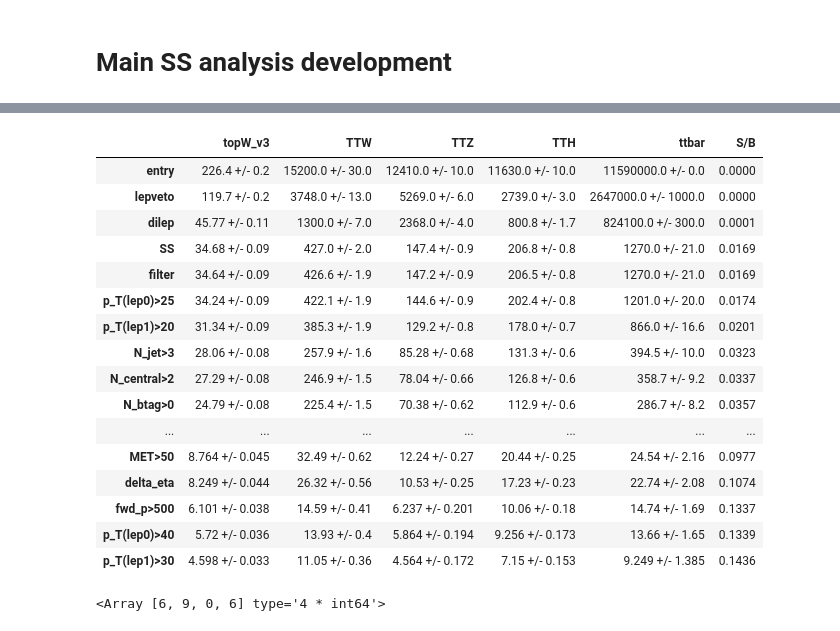
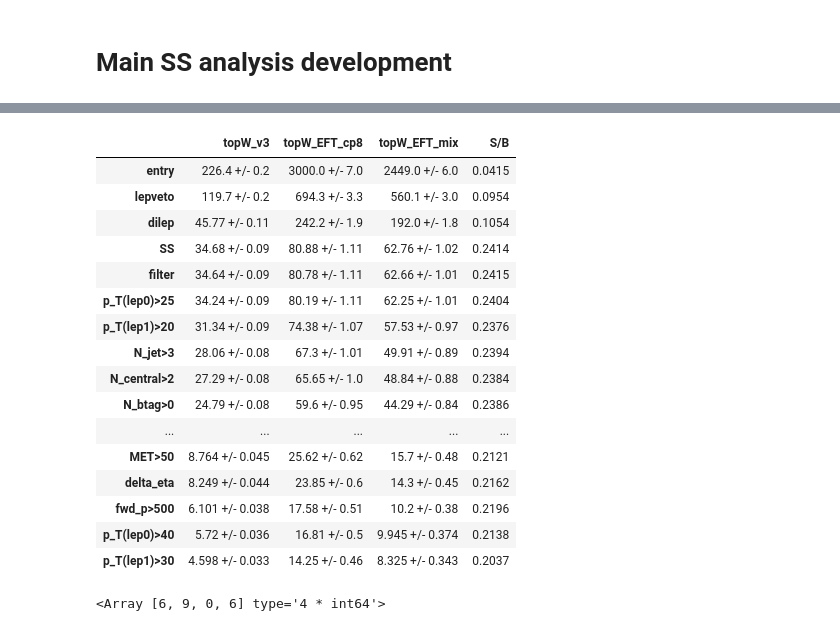
Before and after one commit to danbarto/tW_scattering, a Jupyter notebook: notebooks/SS_analysis.ipynb, the cells around one changed output, grey strips where cells are left out. Cells and saved outputs as stored; diff of their text form; code cells hidden in the pictures.

```diff
--- a/notebooks/SS_analysis.ipynb
+++ b/notebooks/SS_analysis.ipynb
@@ -10,10 +12,10 @@ from klepto.archives import dir_archive
 # %%
 # the equivalent code can be run with ipython -i SS_analysis.py within the processor directory
 
-from Tools.samples import * # fileset_2018 #, fileset_2018_small
-from processor.std_acumulators import *
+from Tools.samples import fileset_2018, fileset_2018_small
+from processor.std_acumulators import desired_output, add_processes_to_output
 
-overwrite = True
+overwrite = False
 
 # load the config and the cache
 cfg = loadConfig()
@@ -31,11 +33,18 @@ fileset = {
     #'plus': glob.glob('/home/users/dspitzba/TTW/CMSSW_10_2_9/src/plus_2000.root'),
     #'topW_v2': fileset_2018['topW_v2'], # verified that v2 and v3 are similar, v3 has more stats!
     'topW_v3': fileset_2018['topW_v3'],
-    'TTW': fileset_2018['TTW'],
-    'TTZ': fileset_2018['TTZ'],
-    'TTH': fileset_2018['TTH'],
-    'ttbar': fileset_2018['ttbar'],
+    'topW_EFT_cp8': fileset_2018['topW_EFT_cp8'],
+    'topW_EFT_mix': fileset_2018['topW_EFT_mix'],
+    #'TTW': fileset_2018['TTW'],
+    #'TTZ': fileset_2018['TTZ'],
+    #'TTH': fileset_2018['TTH'],
+    #'ttbar': fileset_2018['ttbar'][:12],
+    #'ttbar1l': fileset_2018['ttbar1l'][:5],
+    #'ttbar2l': fileset_2018['ttbar2l'][:5],
 }
+
+
+add_processes_to_output(fileset, desired_output)
 
 
 exe_args = {
@@ -82,32 +145,33 @@ array([0.00000000e+00, 8.45781270e+00, 6.30489799e+01, 2.38133084e+02,
 # %%
 from Tools.helpers import getCutFlowTable
 
 processes = [
     #"inclusive", "plus",
     #'topW_v2',
     'topW_v3',
-    'TTW', 'TTZ', 'TTH', 'ttbar',
+    'topW_EFT_cp8', 'topW_EFT_mix',
+    #'TTW', 'TTZ', 'TTH', 'ttbar',
 ]
 lines = ['entry']
 lines += ['lepveto', 'dilep', 'SS', 'filter', 'p_T(lep0)>25', 'p_T(lep1)>20', ]
 lines += ['N_jet>3', 'N_central>2', 'N_btag>0', 'N_fwd>0', 'N_jet>4', 'N_central>3', 'ST', 'MET>50', 'delta_eta', 'fwd_p>500', 'p_T(lep0)>40', 'p_T(lep1)>30']
 df = getCutFlowTable(output, processes=processes, lines=lines, significantFigures=4, signal='topW_v3')
 df
 # %% [output]
-|  | topW_v3 | TTW | TTZ | TTH | ttbar | S/B |
-| entry | 226.4 +/- 0.2 | 15200.0 +/- 30.0 | 12410.0 +/- 10.0 | 11630.0 +/- 10.0 | 11590000.0 +/- 0.0 | 0.0000 |
-| lepveto | 119.7 +/- 0.2 | 3748.0 +/- 13.0 | 5269.0 +/- 6.0 | 2739.0 +/- 3.0 | 2647000.0 +/- 1000.0 | 0.0000 |
-| dilep | 45.77 +/- 0.11 | 1300.0 +/- 7.0 | 2368.0 +/- 4.0 | 800.8 +/- 1.7 | 824100.0 +/- 300.0 | 0.0001 |
-| SS | 34.68 +/- 0.09 | 427.0 +/- 2.0 | 147.4 +/- 0.9 | 206.8 +/- 0.8 | 1270.0 +/- 21.0 | 0.0169 |
-| filter | 34.64 +/- 0.09 | 426.6 +/- 1.9 | 147.2 +/- 0.9 | 206.5 +/- 0.8 | 1270.0 +/- 21.0 | 0.0169 |
-| p_T(lep0)>25 | 34.24 +/- 0.09 | 422.1 +/- 1.9 | 144.6 +/- 0.9 | 202.4 +/- 0.8 | 1201.0 +/- 20.0 | 0.0174 |
-| p_T(lep1)>20 | 31.34 +/- 0.09 | 385.3 +/- 1.9 | 129.2 +/- 0.8 | 178.0 +/- 0.7 | 866.0 +/- 16.6 | 0.0201 |
-| N_jet>3 | 28.06 +/- 0.08 | 257.9 +/- 1.6 | 85.28 +/- 0.68 | 131.3 +/- 0.6 | 394.5 +/- 10.0 | 0.0323 |
-| N_central>2 | 27.29 +/- 0.08 | 246.9 +/- 1.5 | 78.04 +/- 0.66 | 126.8 +/- 0.6 | 358.7 +/- 9.2 | 0.0337 |
-| N_btag>0 | 24.79 +/- 0.08 | 225.4 +/- 1.5 | 70.38 +/- 0.62 | 112.9 +/- 0.6 | 286.7 +/- 8.2 | 0.0357 |
-| ... | ... | ... | ... | ... | ... | ... |
-| MET>50 | 8.764 +/- 0.045 | 32.49 +/- 0.62 | 12.24 +/- 0.27 | 20.44 +/- 0.25 | 24.54 +/- 2.16 | 0.0977 |
-| delta_eta | 8.249 +/- 0.044 | 26.32 +/- 0.56 | 10.53 +/- 0.25 | 17.23 +/- 0.23 | 22.74 +/- 2.08 | 0.1074 |
-| fwd_p>500 | 6.101 +/- 0.038 | 14.59 +/- 0.41 | 6.237 +/- 0.201 | 10.06 +/- 0.18 | 14.74 +/- 1.69 | 0.1337 |
-| p_T(lep0)>40 | 5.72 +/- 0.036 | 13.93 +/- 0.4 | 5.864 +/- 0.194 | 9.256 +/- 0.173 | 13.66 +/- 1.65 | 0.1339 |
-| p_T(lep1)>30 | 4.598 +/- 0.033 | 11.05 +/- 0.36 | 4.564 +/- 0.172 | 7.15 +/- 0.153 | 9.249 +/- 1.385 | 0.1436 |
+|  | topW_v3 | topW_EFT_cp8 | topW_EFT_mix | S/B |
+| entry | 226.4 +/- 0.2 | 3000.0 +/- 7.0 | 2449.0 +/- 6.0 | 0.0415 |
+| lepveto | 119.7 +/- 0.2 | 694.3 +/- 3.3 | 560.1 +/- 3.0 | 0.0954 |
+| dilep | 45.77 +/- 0.11 | 242.2 +/- 1.9 | 192.0 +/- 1.8 | 0.1054 |
+| SS | 34.68 +/- 0.09 | 80.88 +/- 1.11 | 62.76 +/- 1.02 | 0.2414 |
+| filter | 34.64 +/- 0.09 | 80.78 +/- 1.11 | 62.66 +/- 1.01 | 0.2415 |
+| p_T(lep0)>25 | 34.24 +/- 0.09 | 80.19 +/- 1.11 | 62.25 +/- 1.01 | 0.2404 |
+| p_T(lep1)>20 | 31.34 +/- 0.09 | 74.38 +/- 1.07 | 57.53 +/- 0.97 | 0.2376 |
+| N_jet>3 | 28.06 +/- 0.08 | 67.3 +/- 1.01 | 49.91 +/- 0.89 | 0.2394 |
+| N_central>2 | 27.29 +/- 0.08 | 65.65 +/- 1.0 | 48.84 +/- 0.88 | 0.2384 |
+| N_btag>0 | 24.79 +/- 0.08 | 59.6 +/- 0.95 | 44.29 +/- 0.84 | 0.2386 |
+| ... | ... | ... | ... | ... |
+| MET>50 | 8.764 +/- 0.045 | 25.62 +/- 0.62 | 15.7 +/- 0.48 | 0.2121 |
+| delta_eta | 8.249 +/- 0.044 | 23.85 +/- 0.6 | 14.3 +/- 0.45 | 0.2162 |
+| fwd_p>500 | 6.101 +/- 0.038 | 17.58 +/- 0.51 | 10.2 +/- 0.38 | 0.2196 |
+| p_T(lep0)>40 | 5.72 +/- 0.036 | 16.81 +/- 0.5 | 9.945 +/- 0.374 | 0.2138 |
+| p_T(lep1)>30 | 4.598 +/- 0.033 | 14.25 +/- 0.46 | 8.325 +/- 0.343 | 0.2037 |
```
Also changed, not shown: parts of 14 cells of this notebook, 15 other files.
